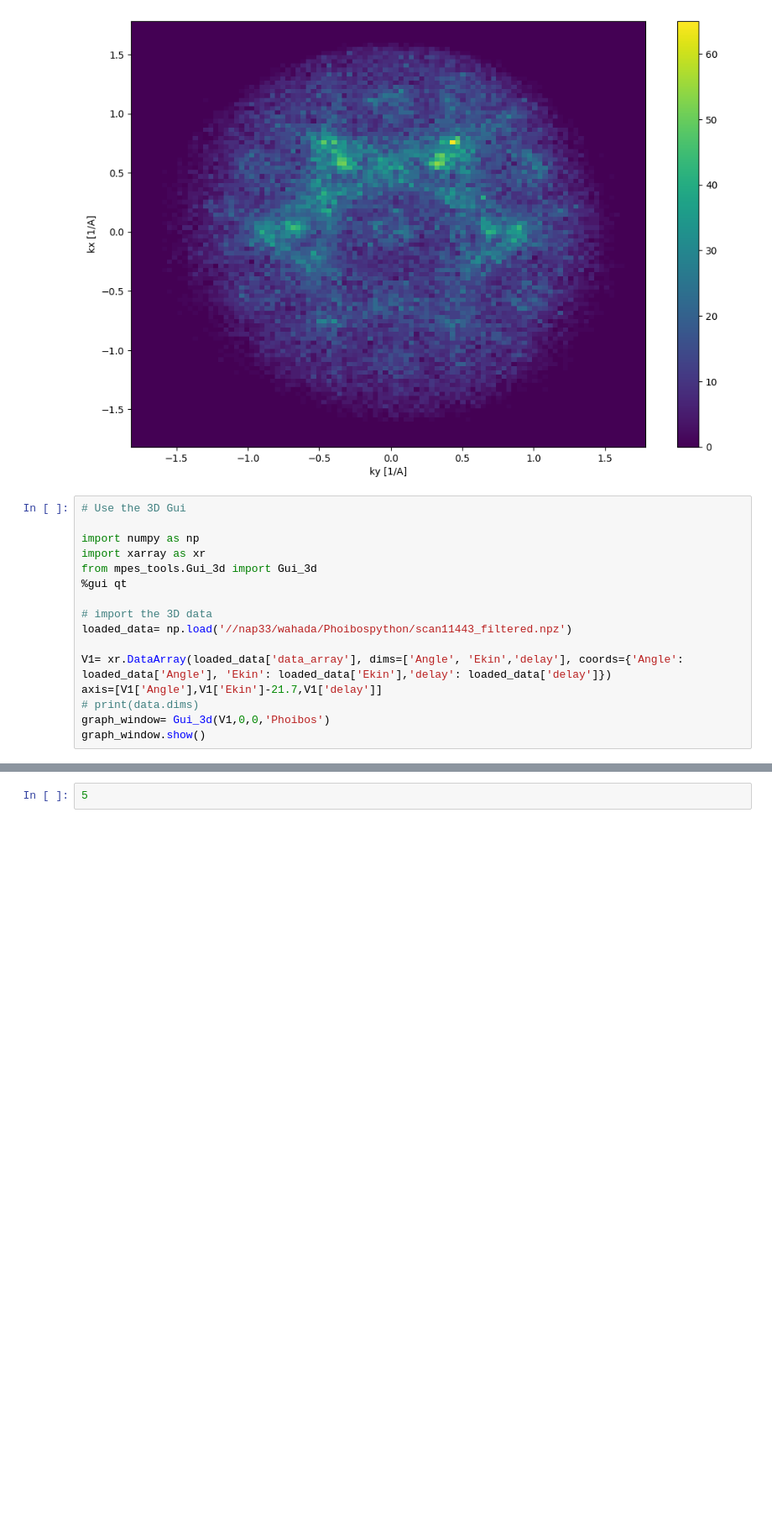
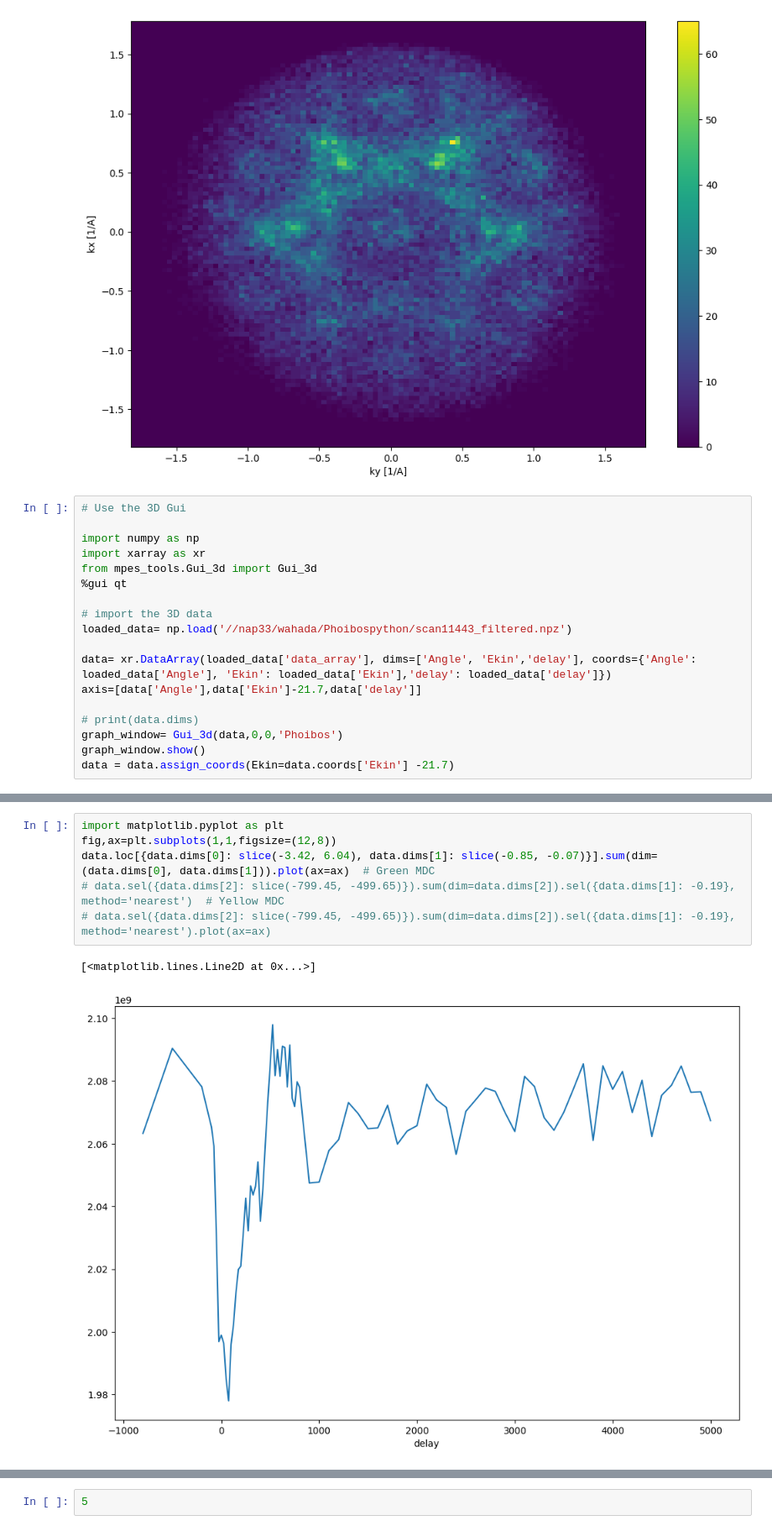
Before and after one commit to OpenCOMPES/mpes-tools, a Jupyter notebook: tutorials/template.ipynb, the cells around one changed output, grey strips where cells are left out. Shown: that part at 84% size. Saved outputs shown, nothing was run; the diff lists cells and outputs as text; blank space fills up the shorter version.

```diff
--- a/tutorials/template.ipynb
+++ b/tutorials/template.ipynb
@@ -64,11 +66,13 @@ from mpes_tools.Gui_3d import Gui_3d
 # import the 3D data
 loaded_data= np.load('//nap33/wahada/Phoibospython/scan11443_filtered.npz')
 
-V1= xr.DataArray(loaded_data['data_array'], dims=['Angle', 'Ekin','delay'], coords={'Angle': loaded_data['Angle'], 'Ekin': loaded_data['Ekin'],'delay': loaded_data['delay']})
-axis=[V1['Angle'],V1['Ekin']-21.7,V1['delay']]
+data= xr.DataArray(loaded_data['data_array'], dims=['Angle', 'Ekin','delay'], coords={'Angle': loaded_data['Angle'], 'Ekin': loaded_data['Ekin'],'delay': loaded_data['delay']})
+axis=[data['Angle'],data['Ekin']-21.7,data['delay']]
+
 # print(data.dims)
-graph_window= Gui_3d(V1,0,0,'Phoibos')
+graph_window= Gui_3d(data,0,0,'Phoibos')
 graph_window.show()
+data = data.assign_coords(Ekin=data.coords['Ekin'] -21.7)
 # %% [output]
 ('Angle', 'Ekin', 'delay')
 <Figure size 640x480 with 0 Axes>
@@ -74,0 +80,9 @@ graph_window.show()
+# %%
+import matplotlib.pyplot as plt
+fig,ax=plt.subplots(1,1,figsize=(12,8))
+data.loc[{data.dims[0]: slice(-3.42, 6.04), data.dims[1]: slice(-0.85, -0.07)}].sum(dim=(data.dims[0], data.dims[1])).plot(ax=ax)  # Green MDC
+# data.sel({data.dims[2]: slice(-799.45, -499.65)}).sum(dim=data.dims[2]).sel({data.dims[1]: -0.19}, method='nearest')  # Yellow MDC
+# data.sel({data.dims[2]: slice(-799.45, -499.65)}).sum(dim=data.dims[2]).sel({data.dims[1]: -0.19}, method='nearest').plot(ax=ax)
+# %% [output]
+[<matplotlib.lines.Line2D at 0x...>]
+[figure, added]
```
Also changed, not shown: parts of 9 cells of this notebook, 1 other file.
